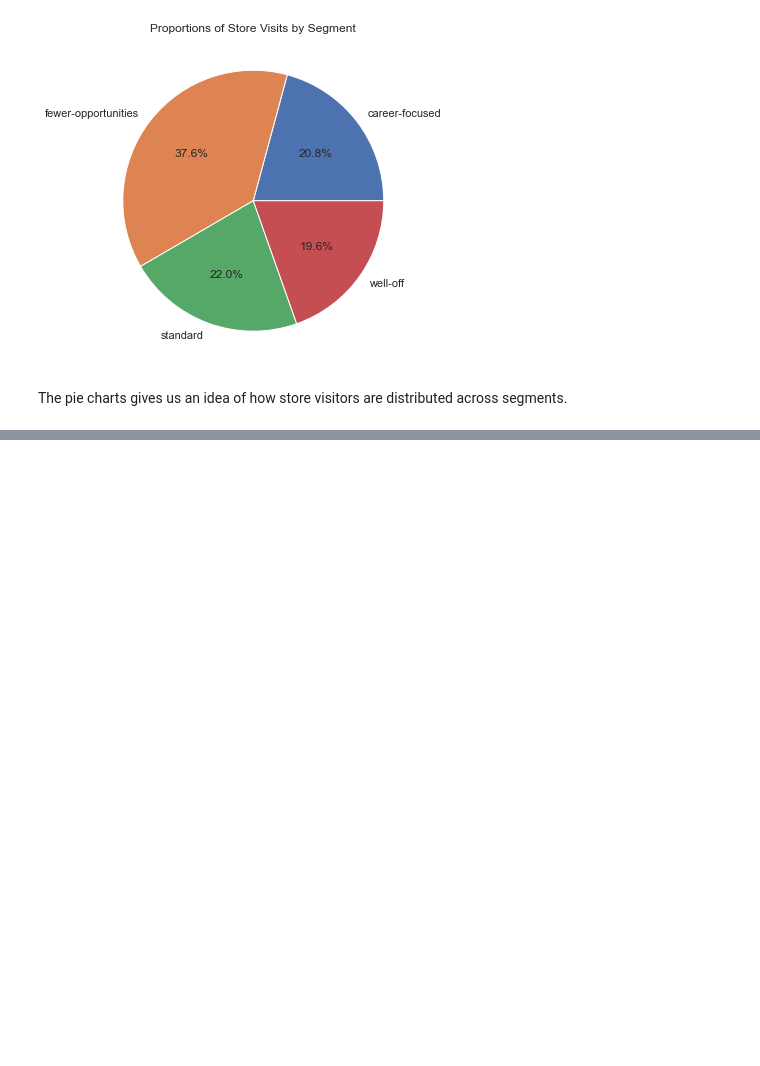
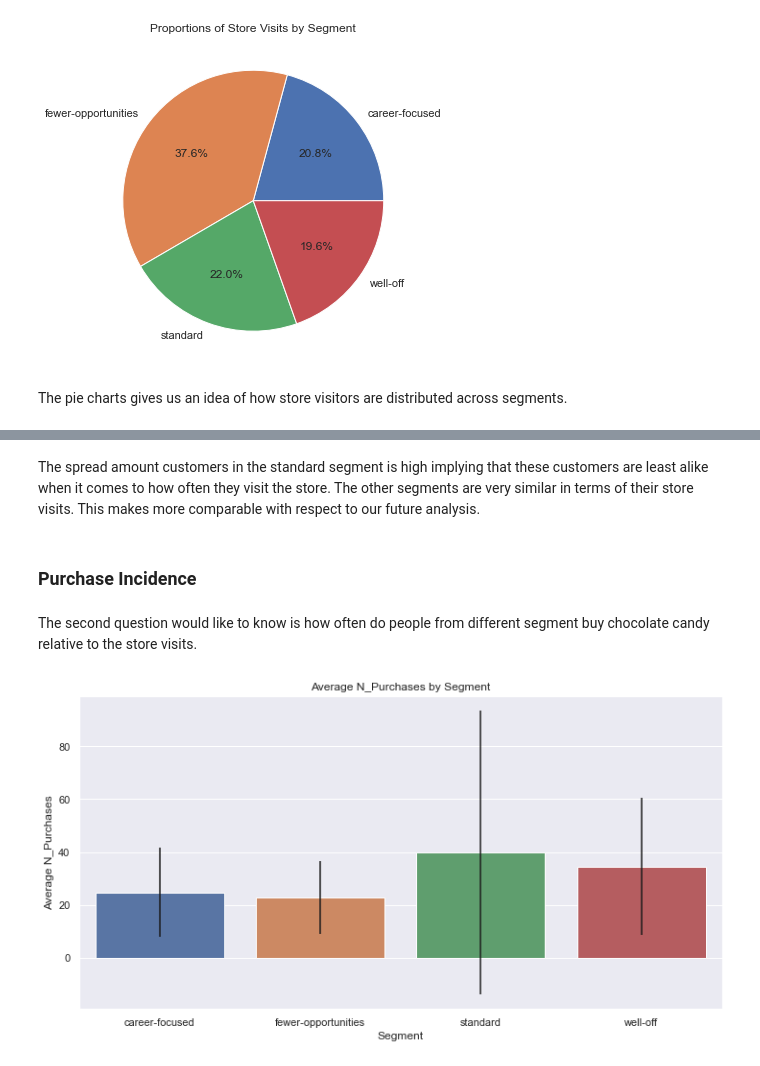
Before and after one commit to sheikhomar/customer-analytics, a Jupyter notebook: purchase_data_analysis.ipynb, the cells around one changed output, grey strips where cells are left out. Drawn from its saved outputs; the diff is of its cells as text; code cells hidden in the pictures; blank space fills up the shorter version.

```diff
--- a/purchase_data_analysis.ipynb
+++ b/purchase_data_analysis.ipynb
@@ -169,0 +196,10 @@ The pie charts gives us an idea of how store visitors are distributed across seg
+# %% [markdown]
+The spread amount customers in the standard segment is high implying that these customers are least alike when it comes to how often they visit the store. The other segments are very similar in terms of their store visits. This makes more comparable with respect to our future analysis.
+# %% [markdown]
+### Purchase Incidence
+# %% [markdown]
+The second question would like to know is how often do people from different segment buy chocolate candy relative to the store visits.
+# %%
+plot_avg_and_std_per_segment(df_customer_stats, 'N_Purchases')
+# %% [output]
+[figure, added]
```
Also changed, not shown: parts of 8 cells of this notebook.
